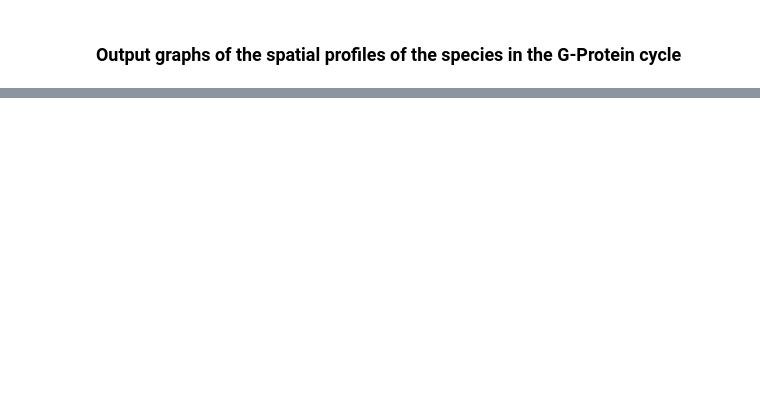
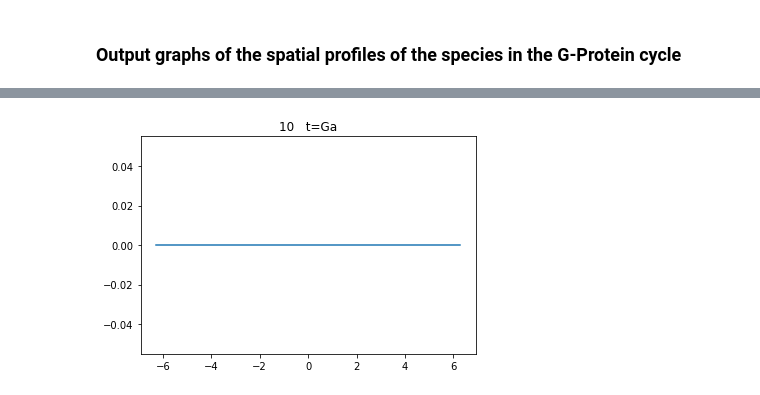
Before and after one commit to StochSS/SpatialPy, a Jupyter notebook: examples/yeast_polarization/G-Protein_1D.ipynb, the cells around one changed output, grey strips where cells are left out. Drawn from its saved outputs; the diff is of its cells as text; code cells hidden in the pictures; blank space fills up the shorter version.

```diff
--- a/examples/yeast_polarization/G-Protein_1D.ipynb
+++ b/examples/yeast_polarization/G-Protein_1D.ipynb
@@ -164,0 +130,4 @@ Text(0.5, 1.0, 'R   t=10')
+# %%
+plot_timepoint("Ga", 10)
+# %% [output]
+[figure, added]
```
Also changed, not shown: parts of 16 cells of this notebook.
